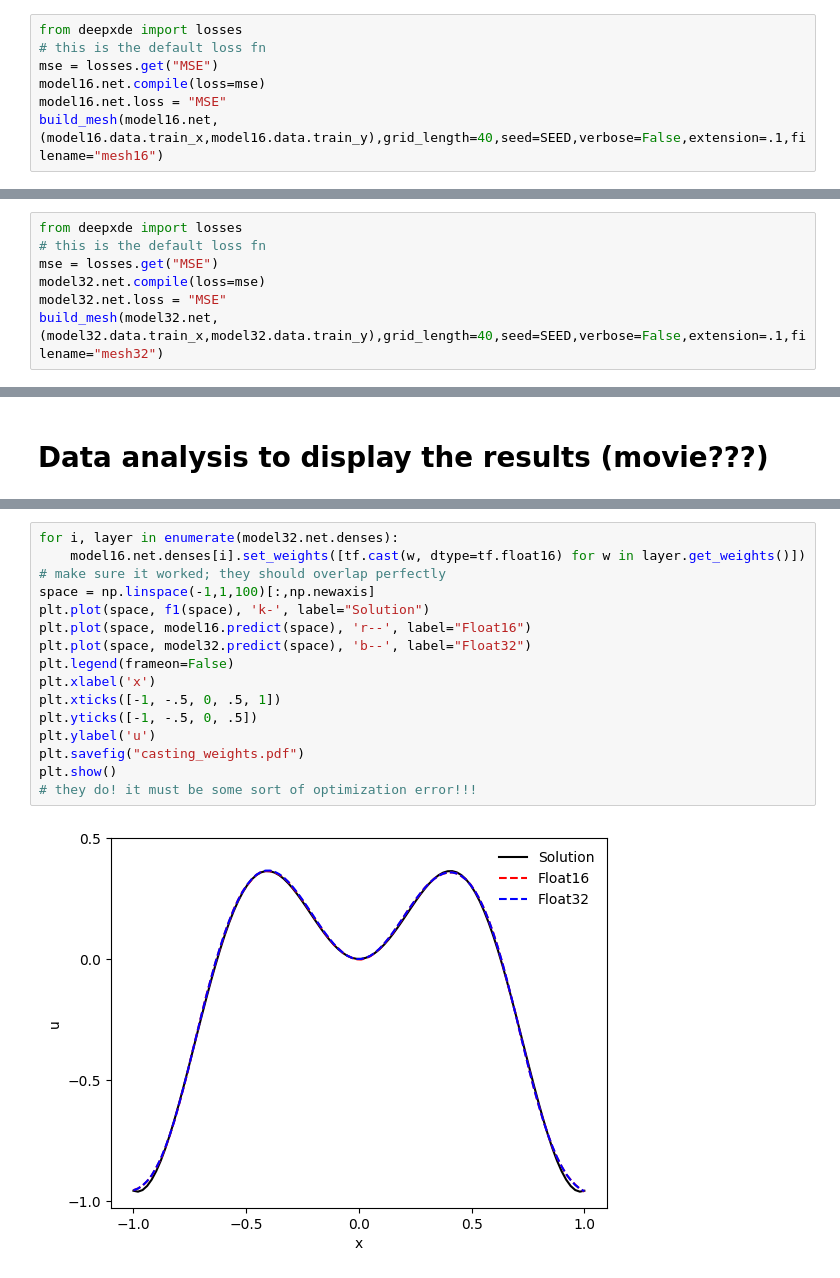
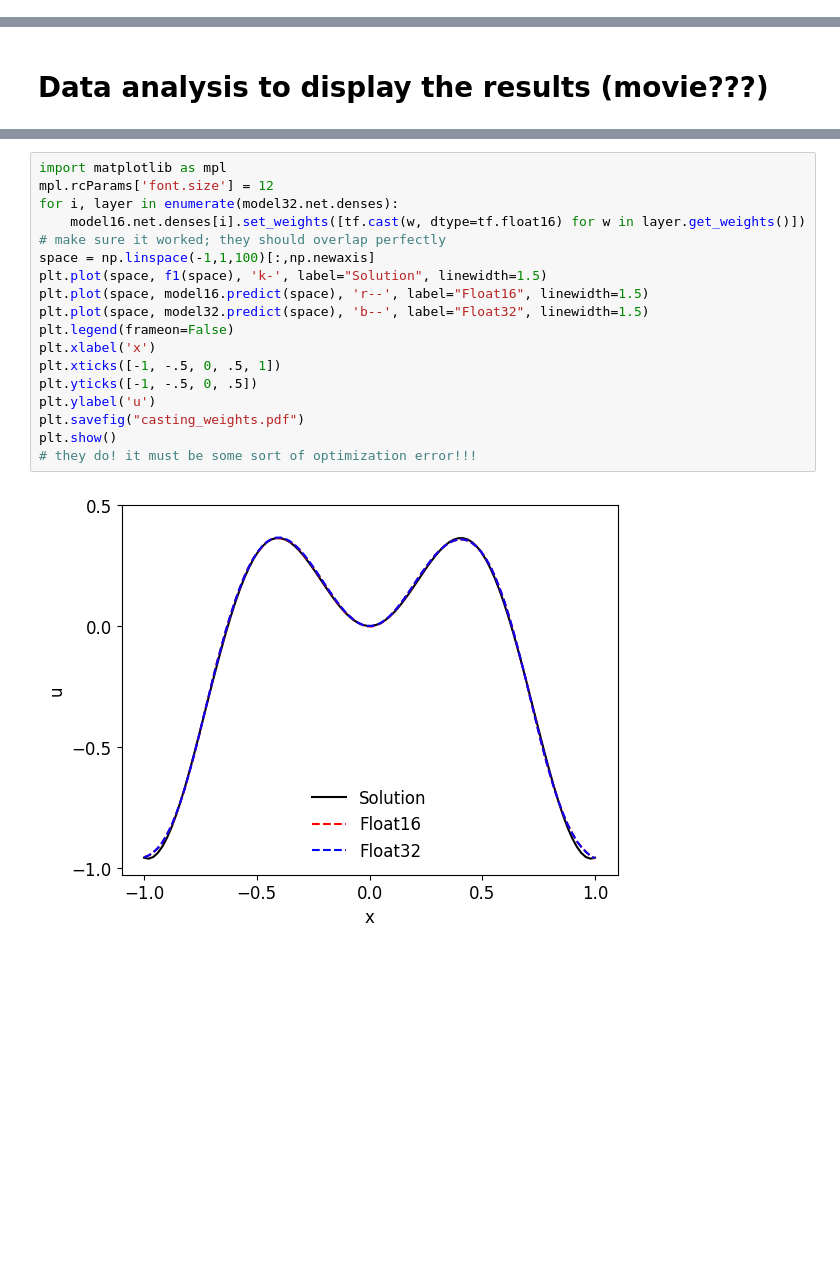
Before and after one commit to lu-group/mixed-precision-sciml, a Jupyter notebook: loss landscape/comparing.ipynb, the cells around one changed output, grey strips where cells are left out. Cells and saved outputs as stored; diff of their text form; blank space fills up the shorter version.

Commit message:
update graphs

```diff
--- a/loss landscape/comparing.ipynb
+++ b/loss landscape/comparing.ipynb
@@ -319,10 +102,3 @@ def plot_3d(key, filename=FILENAME, log=False, save=None, title=None):
 # %% [markdown]
 # Plot The Loss Landscapes
 Using https://github.com/artur-deluca/landscapeviz because it supports tensorflow 2.
-# %%
-from deepxde import losses
-# this is the default loss fn
-mse = losses.get("MSE")
-model16.net.compile(loss=mse)
-model16.net.loss = "MSE"
-build_mesh(model16.net,(model16.data.train_x,model16.data.train_y),grid_length=40,seed=SEED,verbose=False,extension=.1,filename="mesh16")
@@ -343,7 +104,0 @@ plot_3d("MSE", filename="files/mesh16.hdf5")
-# %%
-from deepxde import losses
-# this is the default loss fn
-mse = losses.get("MSE")
-model32.net.compile(loss=mse)
-model32.net.loss = "MSE"
-build_mesh(model32.net,(model32.data.train_x,model32.data.train_y),grid_length=40,seed=SEED,verbose=False,extension=.1,filename="mesh32")
@@ -551,18 +250,20 @@ final_clip.write_videofile('./movies/xsin5x_up_10_000_3d.mp4', fps=24)
 # %%
+import matplotlib as mpl
+mpl.rcParams['font.size'] = 12
 for i, layer in enumerate(model32.net.denses):
     model16.net.denses[i].set_weights([tf.cast(w, dtype=tf.float16) for w in layer.get_weights()])
 # make sure it worked; they should overlap perfectly
 space = np.linspace(-1,1,100)[:,np.newaxis]
-plt.plot(space, f1(space), 'k-', label="Solution")
-plt.plot(space, model16.predict(space), 'r--', label="Float16")
-plt.plot(space, model32.predict(space), 'b--', label="Float32")
+plt.plot(space, f1(space), 'k-', label="Solution", linewidth=1.5)
+plt.plot(space, model16.predict(space), 'r--', label="Float16", linewidth=1.5)
+plt.plot(space, model32.predict(space), 'b--', label="Float32", linewidth=1.5)
 plt.legend(frameon=False)
 plt.xlabel('x')
 plt.xticks([-1, -.5, 0, .5, 1])
 plt.yticks([-1, -.5, 0, .5])
 plt.ylabel('u')
 plt.savefig("casting_weights.pdf")
 plt.show()
 # they do! it must be some sort of optimization error!!!
 # %% [output]
-[figure, old version]
+[figure, new version]
```
Also changed, not shown: parts of 22 cells of this notebook, 4 other files.
